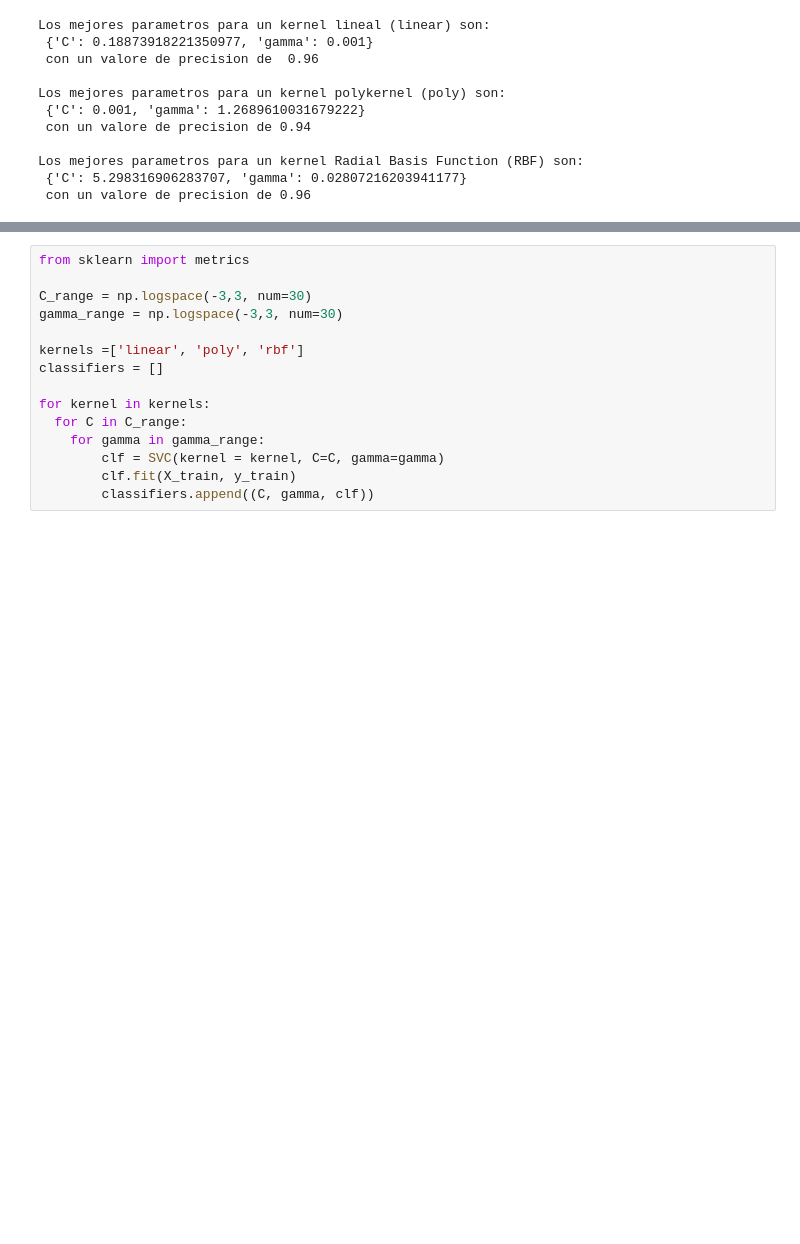
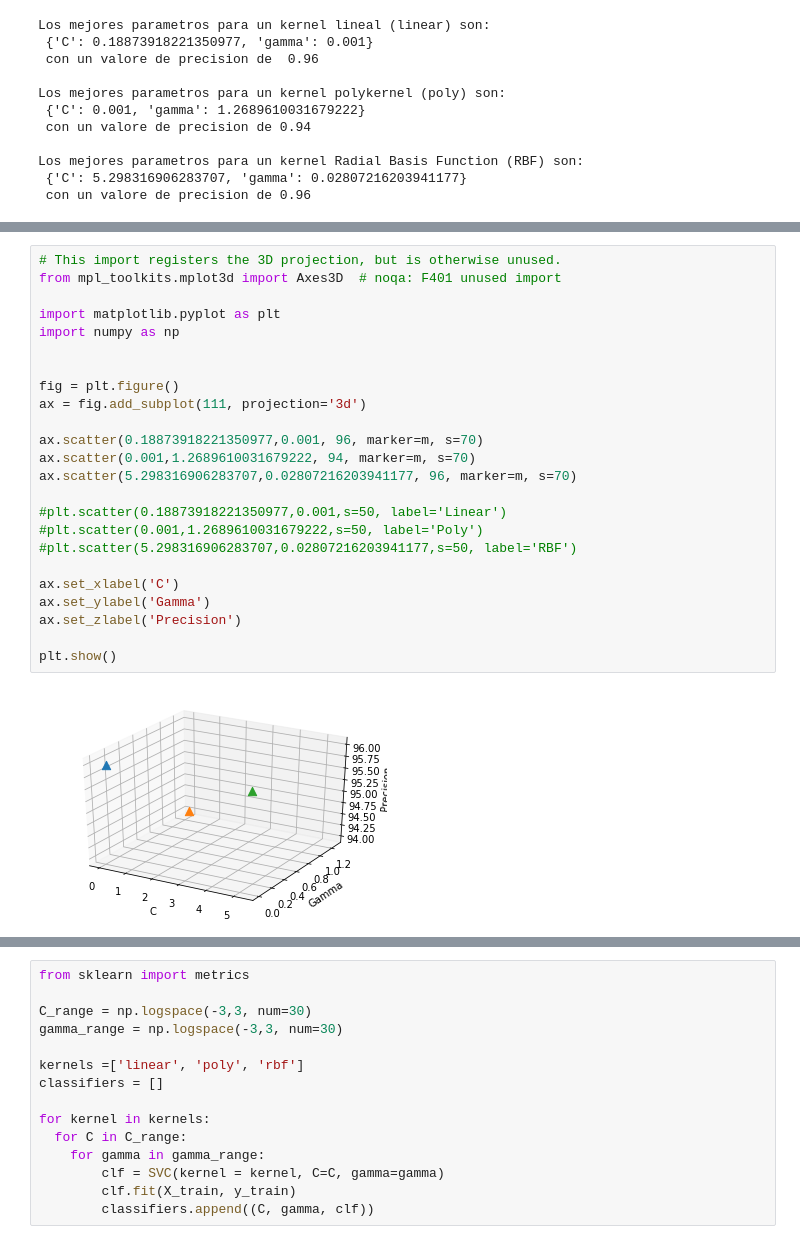
Before and after one commit to ikerarana/Machine-Learning-Notebooks, a Jupyter notebook: Curso Machine Learning UC3M Python/Week 9 - Homeworm 3 -SVM/Homework3_SVMs_student.ipynb, the cells around one changed output, grey strips where cells are left out. Cells and saved outputs as stored; diff of their text form; blank space fills up the shorter version.

```diff
--- a/Curso Machine Learning UC3M Python/Week 9 - Homeworm 3 -SVM/Homework3_SVMs_student.ipynb
+++ b/Curso Machine Learning UC3M Python/Week 9 - Homeworm 3 -SVM/Homework3_SVMs_student.ipynb
@@ -182,0 +213,26 @@ Los mejores parametros para un kernel Radial Basis Function (RBF) son:
+# %%
+# This import registers the 3D projection, but is otherwise unused.
+from mpl_toolkits.mplot3d import Axes3D  # noqa: F401 unused import
+
+import matplotlib.pyplot as plt
+import numpy as np
+
+
+fig = plt.figure()
+ax = fig.add_subplot(111, projection='3d')
+
+ax.scatter(0.18873918221350977,0.001, 96, marker=m, s=70)
+ax.scatter(0.001,1.2689610031679222, 94, marker=m, s=70)
+ax.scatter(5.298316906283707,0.02807216203941177, 96, marker=m, s=70)
+
+#plt.scatter(0.18873918221350977,0.001,s=50, label='Linear')
+#plt.scatter(0.001,1.2689610031679222,s=50, label='Poly')
+#plt.scatter(5.298316906283707,0.02807216203941177,s=50, label='RBF')
+
+ax.set_xlabel('C')
+ax.set_ylabel('Gamma')
+ax.set_zlabel('Precision')
+
+plt.show()
+# %% [output]
+[figure, added]
```
Also changed, not shown: parts of 16 cells of this notebook.
